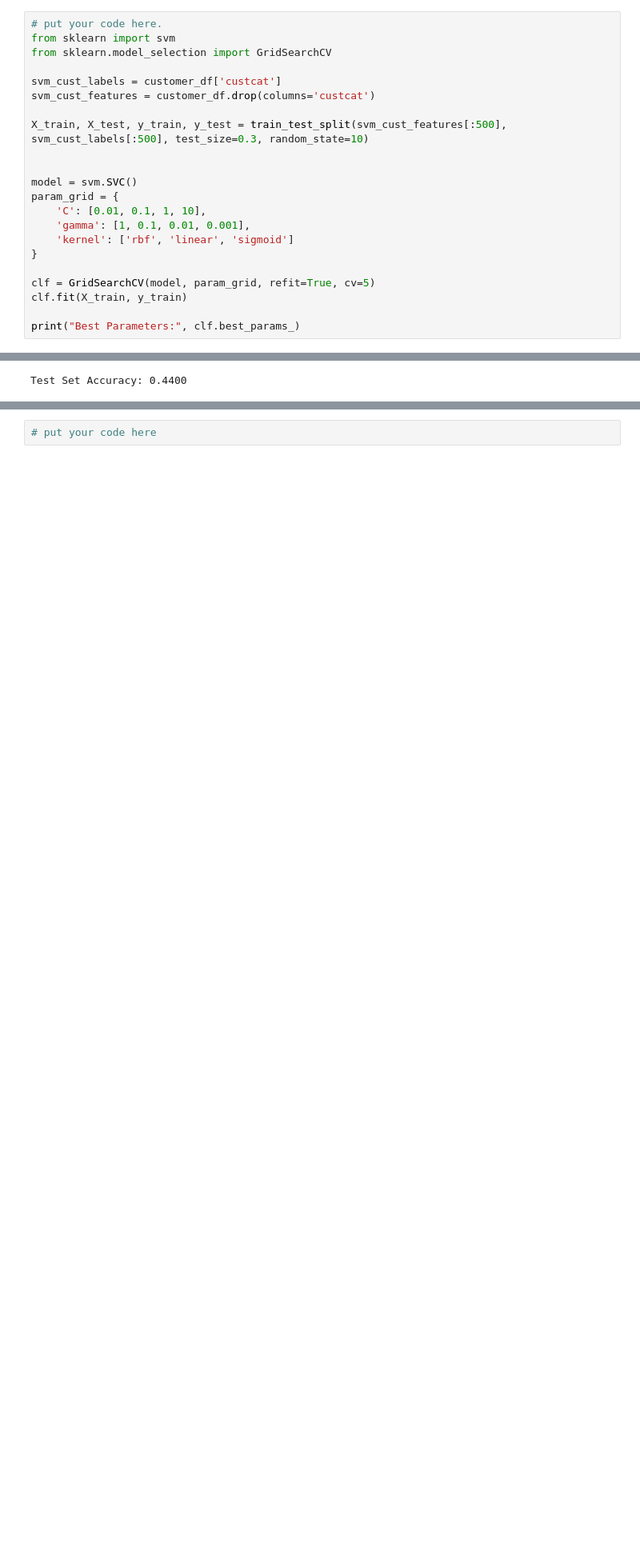
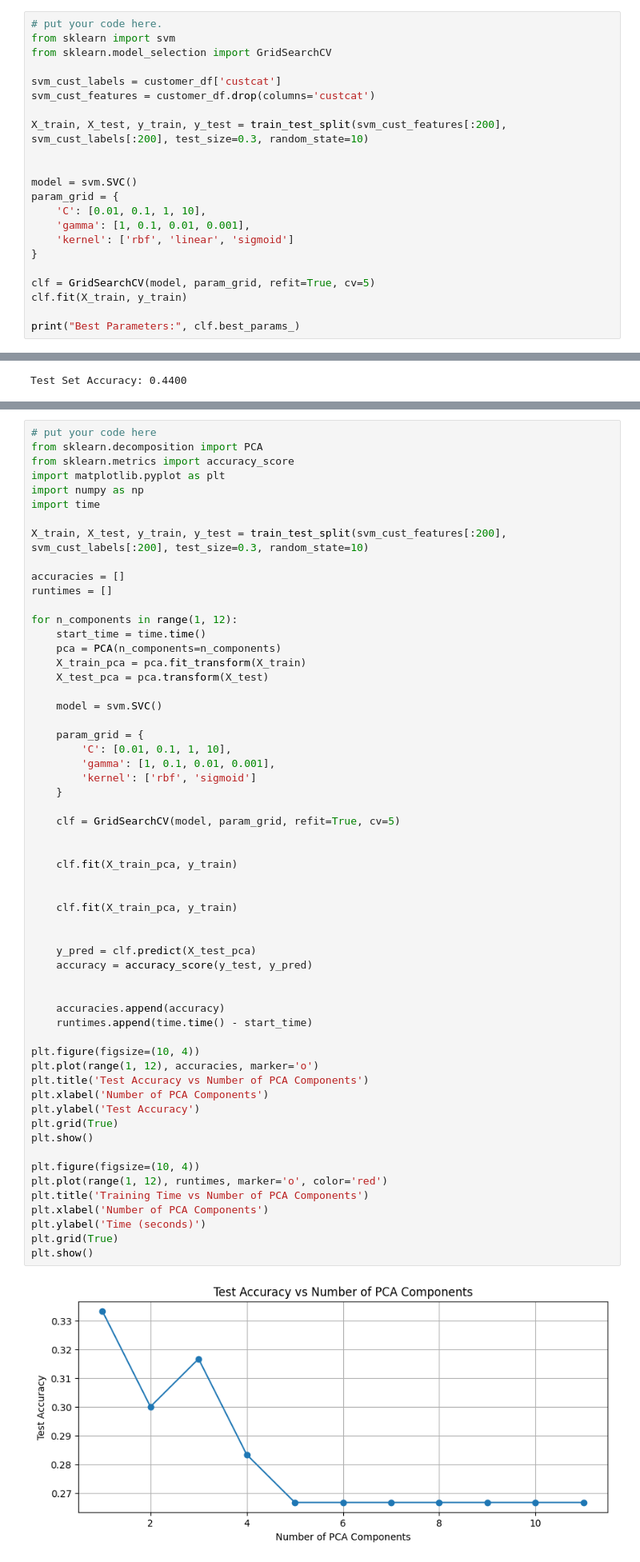
Before and after one commit to RyanGroneck/CMSE202-f25-turnin, a Jupyter notebook: hw-04/HW-04_Perceptron_SVM_STUDENT.ipynb, the cells around one changed output, grey strips where cells are left out. Shown at 80% size. Cells and saved outputs as stored; diff of their text form; blank space fills up the shorter version.

```diff
--- a/hw-04/HW-04_Perceptron_SVM_STUDENT.ipynb
+++ b/hw-04/HW-04_Perceptron_SVM_STUDENT.ipynb
@@ -533,7 +533,7 @@ from sklearn.model_selection import GridSearchCV
 svm_cust_labels = customer_df['custcat']
 svm_cust_features = customer_df.drop(columns='custcat')
 
-X_train, X_test, y_train, y_test = train_test_split(svm_cust_features[:500], svm_cust_labels[:500], test_size=0.3, random_state=10)
+X_train, X_test, y_train, y_test = train_test_split(svm_cust_features[:200], svm_cust_labels[:200], test_size=0.3, random_state=10)
 
 
 model = svm.SVC()
@@ -596,3 +596,61 @@ Although we only have 11 feature variables in the dataset, let's examine how muc
 * Record the accuracy of each case and plot the profile of accuracy versus n_components. In the mean time, record the computer run times and plot the profile of time versus n_components. **2 pt**
 # %%
 # put your code here
+from sklearn.decomposition import PCA
+from sklearn.metrics import accuracy_score
+import matplotlib.pyplot as plt
+import numpy as np
+import time
+
+X_train, X_test, y_train, y_test = train_test_split(svm_cust_features[:200], svm_cust_labels[:200], test_size=0.3, random_state=10)
+
+accuracies = []
+runtimes = []
+
+for n_components in range(1, 12):
+    start_time = time.time()
+    pca = PCA(n_components=n_components)
+    X_train_pca = pca.fit_transform(X_train)
+    X_test_pca = pca.transform(X_test)
+
+    model = svm.SVC()
+
+    param_grid = {
+        'C': [0.01, 0.1, 1, 10],
+        'gamma': [1, 0.1, 0.01, 0.001],
+        'kernel': ['rbf', 'sigmoid']
+    }
+
+    clf = GridSearchCV(model, param_grid, refit=True, cv=5)
+
+
+    clf.fit(X_train_pca, y_train)
+
+
+    clf.fit(X_train_pca, y_train)
+
+
+    y_pred = clf.predict(X_test_pca)
+    accuracy = accuracy_score(y_test, y_pred)
+
+
+    accuracies.append(accuracy)
+    runtimes.append(time.time() - start_time)
+
+plt.figure(figsize=(10, 4))
+plt.plot(range(1, 12), accuracies, marker='o')
+plt.title('Test Accuracy vs Number of PCA Components')
+plt.xlabel('Number of PCA Components')
+plt.ylabel('Test Accuracy')
+plt.grid(True)
+plt.show()
+
+plt.figure(figsize=(10, 4))
+plt.plot(range(1, 12), runtimes, marker='o', color='red')
+plt.title('Training Time vs Number of PCA Components')
+plt.xlabel('Number of PCA Components')
+plt.ylabel('Time (seconds)')
+plt.grid(True)
+plt.show()
+# %% [output]
+[figure, added]
```
Also changed, not shown: parts of 3 cells of this notebook.
